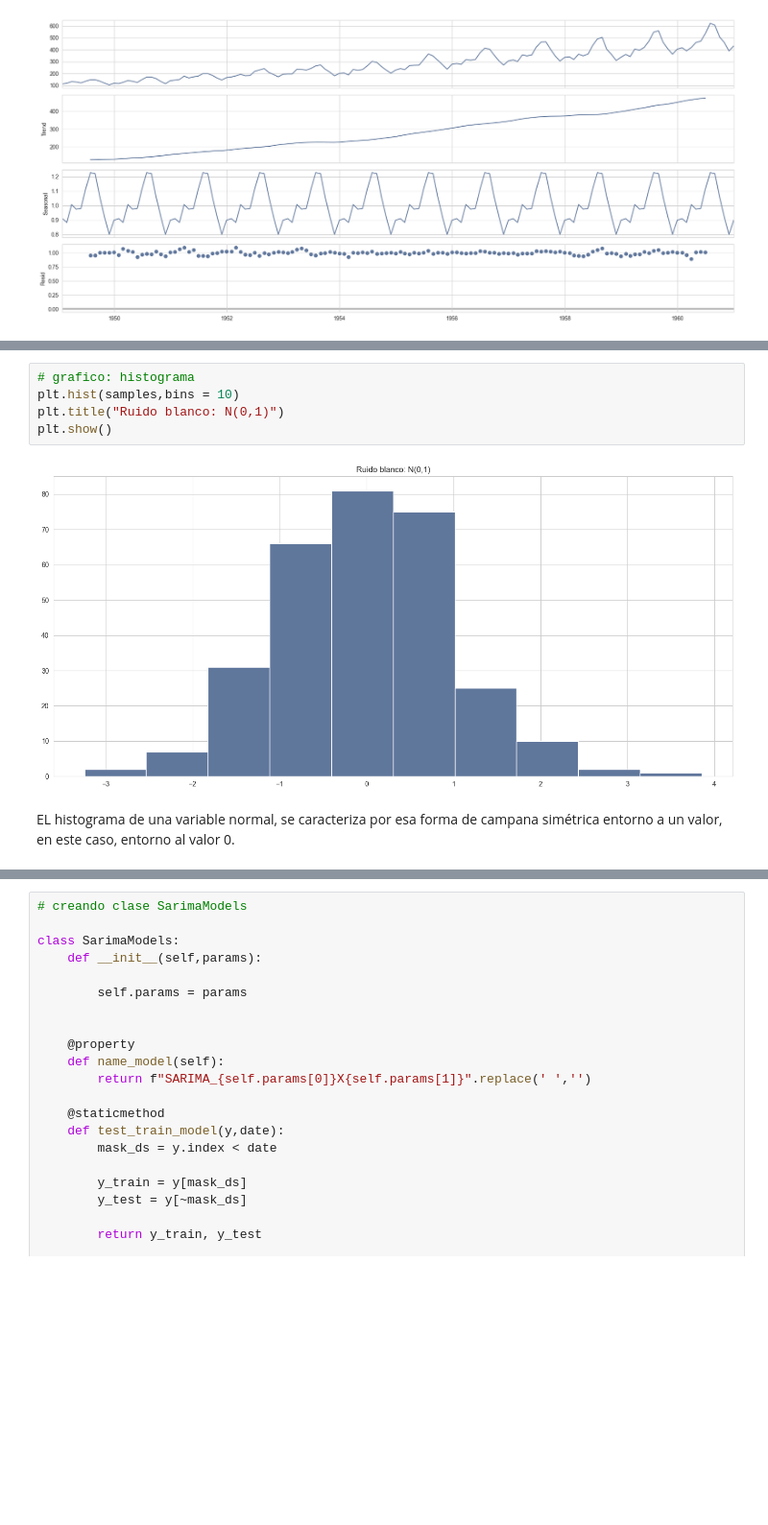
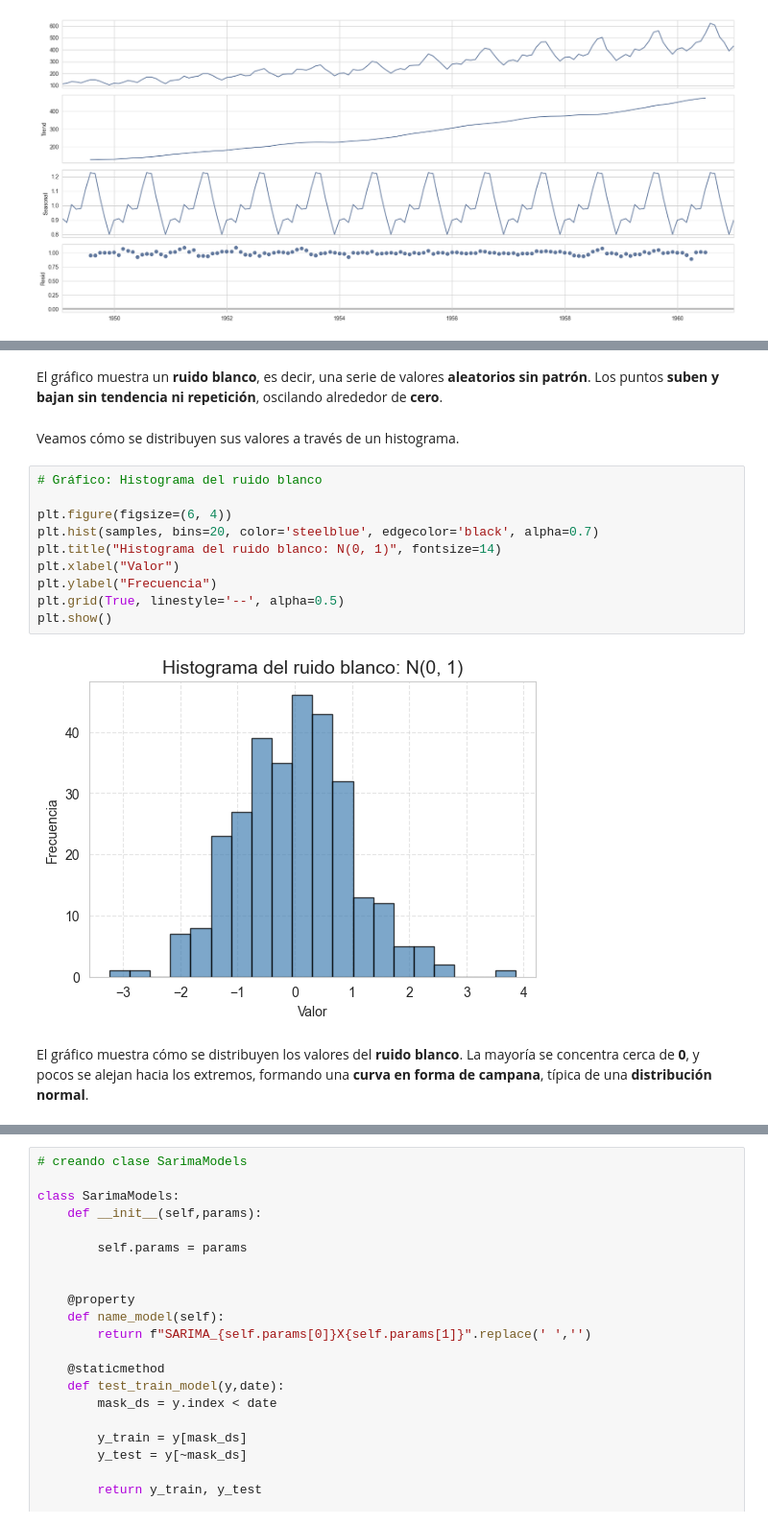
Before and after one commit to fralfaro/MAT306, a Jupyter notebook: docs/lectures/machine_learning/ts_01.ipynb, the cells around one changed output, grey strips where cells are left out. Shown at 96% size. Cells and saved outputs as stored; diff of their text form; blank space fills up the shorter version.

```diff
--- a/docs/lectures/machine_learning/ts_01.ipynb
+++ b/docs/lectures/machine_learning/ts_01.ipynb
@@ -207,12 +216,24 @@ Veamos su histograma:
-# %%
-# grafico: histograma
-plt.hist(samples,bins = 10)
-plt.title("Ruido blanco: N(0,1)")
-plt.show()
-# %% [output]
-[figure, removed]
-# %% [markdown]
-EL histograma de una variable normal, se caracteriza por esa forma de campana simétrica entorno a un valor, en este caso, entorno al valor 0.
+# %% [markdown]
+El gráfico muestra un **ruido blanco**, es decir, una serie de valores **aleatorios sin patrón**.
+Los puntos **suben y bajan sin tendencia ni repetición**, oscilando alrededor de **cero**.
+# %% [markdown]
+
+Veamos cómo se distribuyen sus valores a través de un histograma.
+# %%
+# Gráfico: Histograma del ruido blanco
+
+plt.figure(figsize=(6, 4))
+plt.hist(samples, bins=20, color='steelblue', edgecolor='black', alpha=0.7)
+plt.title("Histograma del ruido blanco: N(0, 1)", fontsize=14)
+plt.xlabel("Valor")
+plt.ylabel("Frecuencia")
+plt.grid(True, linestyle='--', alpha=0.5)
+plt.show()
+# %% [output]
+[figure, added]
+# %% [markdown]
+El gráfico muestra cómo se distribuyen los valores del **ruido blanco**.
+La mayoría se concentra cerca de **0**, y pocos se alejan hacia los extremos, formando una **curva en forma de campana**, típica de una **distribución normal**.
 # %% [markdown]
 ### Series Estacionarias
 
```
Also changed, not shown: parts of 86 cells of this notebook, 1 other file.
